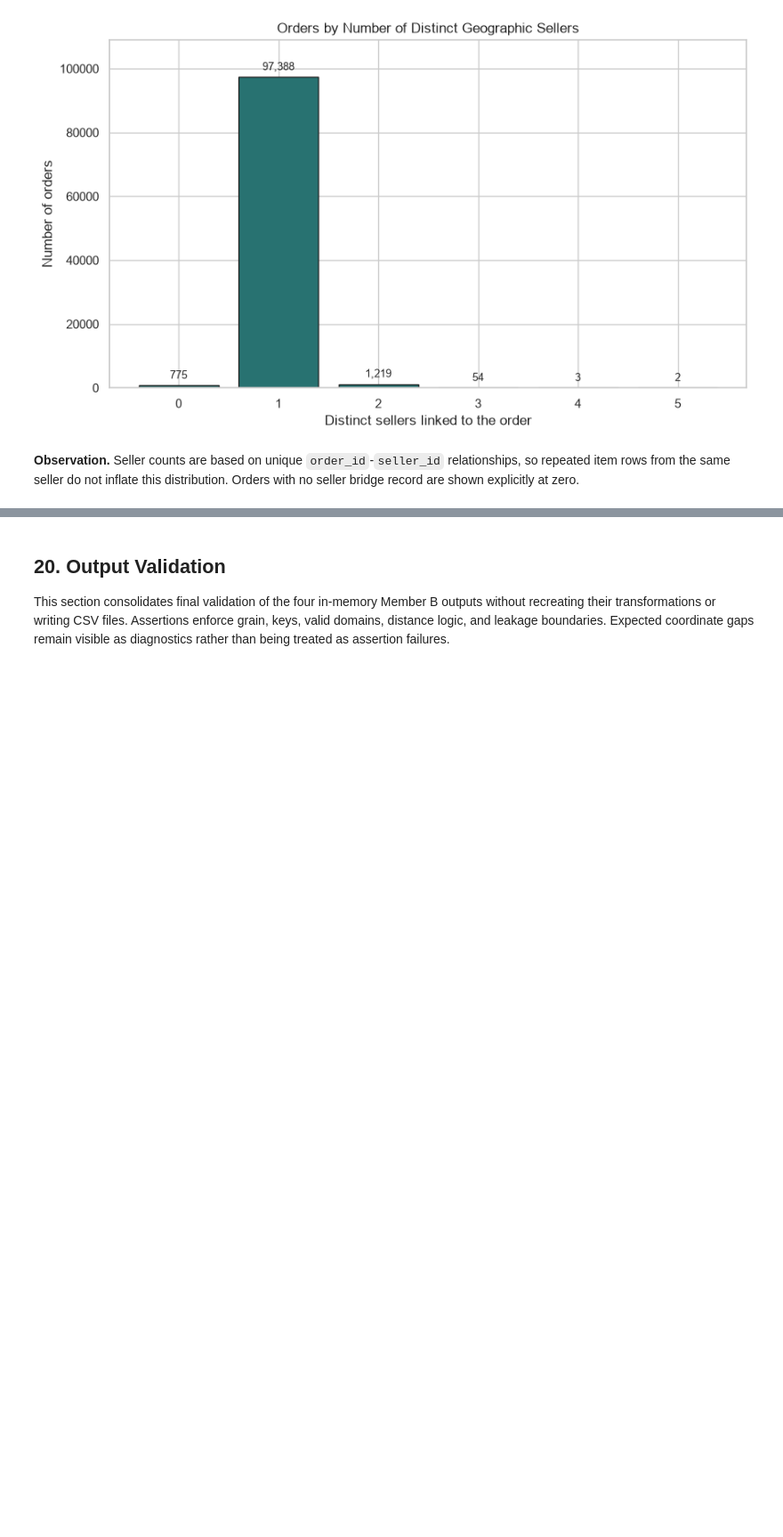
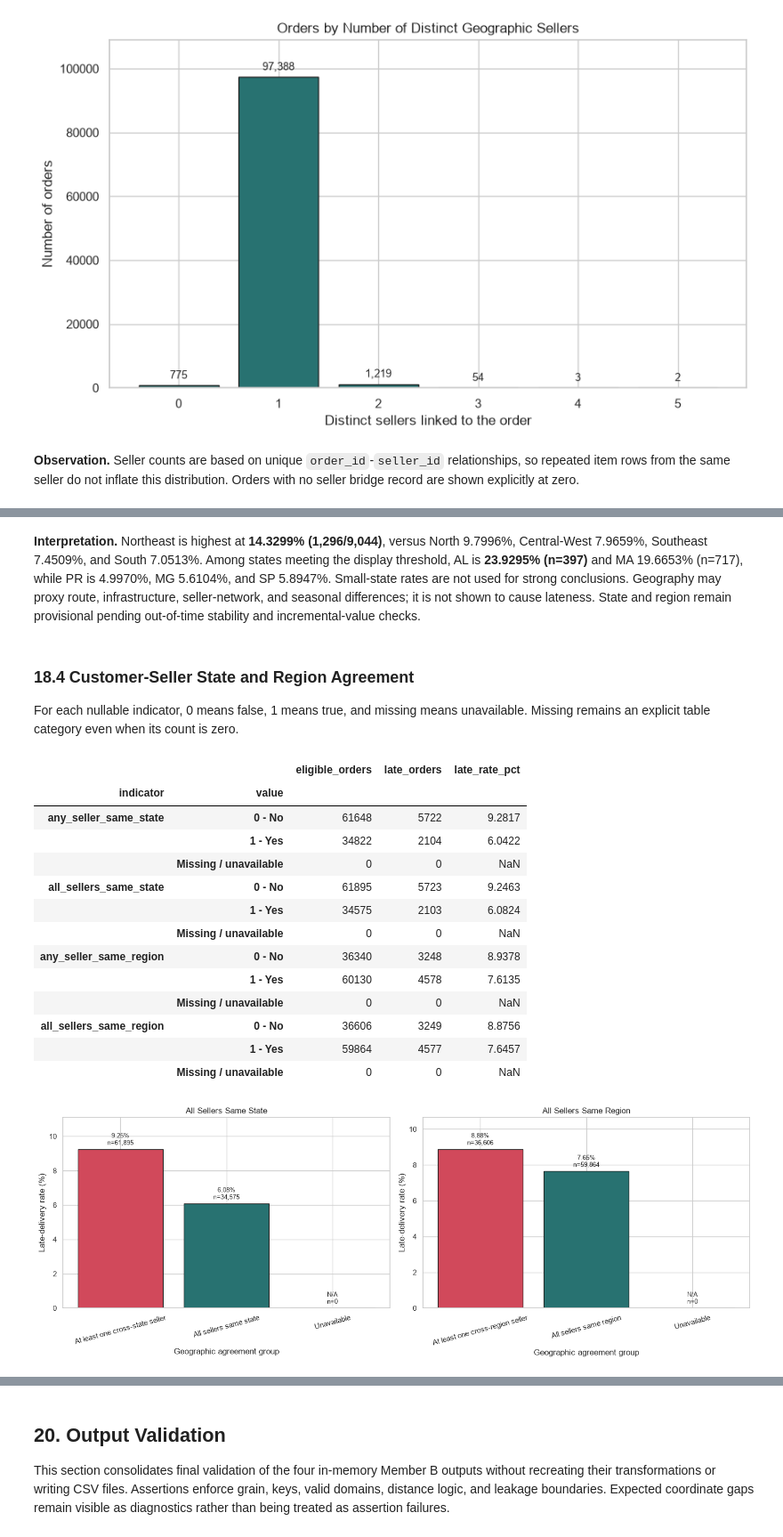
Before and after one commit to subhani257/Olist-late-delivery-prediction, a Jupyter notebook: notebooks/02_customer_seller_geo_eda_preprocessing.ipynb, the cells around one changed output, grey strips where cells are left out. Shown at 89% size. Drawn from its saved outputs; the diff is of its cells as text; code cells hidden in the pictures; blank space fills up the shorter version.

```diff
--- a/notebooks/02_customer_seller_geo_eda_preprocessing.ipynb
+++ b/notebooks/02_customer_seller_geo_eda_preprocessing.ipynb
@@ -1766,0 +1900,37 @@ Target-based comparisons are intentionally deferred until Member A supplies the
+# %% [markdown]
+**Interpretation.** Northeast is highest at **14.3299% (1,296/9,044)**, versus North 9.7996%, Central-West 7.9659%, Southeast 7.4509%, and South 7.0513%. Among states meeting the display threshold, AL is **23.9295% (n=397)** and MA 19.6653% (n=717), while PR is 4.9970%, MG 5.6104%, and SP 5.8947%. Small-state rates are not used for strong conclusions. Geography may proxy route, infrastructure, seller-network, and seasonal differences; it is not shown to cause lateness. State and region remain provisional pending out-of-time stability and incremental-value checks.
+# %% [markdown]
+### 18.4 Customer-Seller State and Region Agreement
+
+For each nullable indicator, 0 means false, 1 means true, and missing means unavailable. Missing remains an explicit table category even when its count is zero.
+# %%
+agreement_columns=["any_seller_same_state","all_sellers_same_state","any_seller_same_region","all_sellers_same_region"]
+agreement_categories=["0 - No","1 - Yes","Missing / unavailable"]; agreement_tables={}
+for column in agreement_columns:
+    labels=geo_target_eda[column].astype("boolean").map({False:"0 - No",True:"1 - Yes"}).astype("string").fillna("Missing / unavailable")
+    table=geo_target_eda.assign(agreement_group=labels).groupby("agreement_group",observed=False)["is_late_delivery"].agg(eligible_orders="size",late_orders="sum",late_rate="mean").reindex(agreement_categories)
+    table[["eligible_orders","late_orders"]]=table[["eligible_orders","late_orders"]].fillna(0).astype(int); table["late_rate_pct"]=table.pop("late_rate")*100; agreement_tables[column]=table
+agreement_target_summary=pd.concat(agreement_tables,names=["indicator","value"]); display(agreement_target_summary)
+plot_specs=[("all_sellers_same_state","All Sellers Same State","At least one cross-state seller","All sellers same state"),("all_sellers_same_region","All Sellers Same Region","At least one cross-region seller","All sellers same region")]
+fig,axes=plt.subplots(1,2,figsize=(15,5.5))
+for ax,(column,title,no_label,yes_label) in zip(axes,plot_specs):
+    table=agreement_tables[column]; bars=ax.bar([no_label,yes_label,"Unavailable"],table["late_rate_pct"].fillna(0),color=[SECONDARY_COLOR,PRIMARY_COLOR,"#8D99AE"],edgecolor=EDGE_COLOR)
+    labels=[f"{r:.2f}%\nn={n:,}" if n else "N/A\nn=0" for r,n in zip(table["late_rate_pct"].fillna(0),table["eligible_orders"])]
+    ax.bar_label(bars,labels=labels,padding=4,fontsize=9); ax.set(title=title,xlabel="Geographic agreement group",ylabel="Late-delivery rate (%)"); ax.tick_params(axis="x",rotation=15); ax.margins(y=.2)
+plt.tight_layout(); plt.show(); plt.close(fig)
+# %% [output]
+|  |  | eligible_orders | late_orders | late_rate_pct |
+| indicator | value |  |  |  |
+| any_seller_same_state | 0 - No | 61648 | 5722 | 9.2817 |
+|  | 1 - Yes | 34822 | 2104 | 6.0422 |
+|  | Missing / unavailable | 0 | 0 | NaN |
+| all_sellers_same_state | 0 - No | 61895 | 5723 | 9.2463 |
+|  | 1 - Yes | 34575 | 2103 | 6.0824 |
+|  | Missing / unavailable | 0 | 0 | NaN |
+| any_seller_same_region | 0 - No | 36340 | 3248 | 8.9378 |
+|  | 1 - Yes | 60130 | 4578 | 7.6135 |
+|  | Missing / unavailable | 0 | 0 | NaN |
+| all_sellers_same_region | 0 - No | 36606 | 3249 | 8.8756 |
+|  | 1 - Yes | 59864 | 4577 | 7.6457 |
+|  | Missing / unavailable | 0 | 0 | NaN |
+[figure, added]
```
Also changed, not shown: parts of 29 cells of this notebook, 1 other file.
